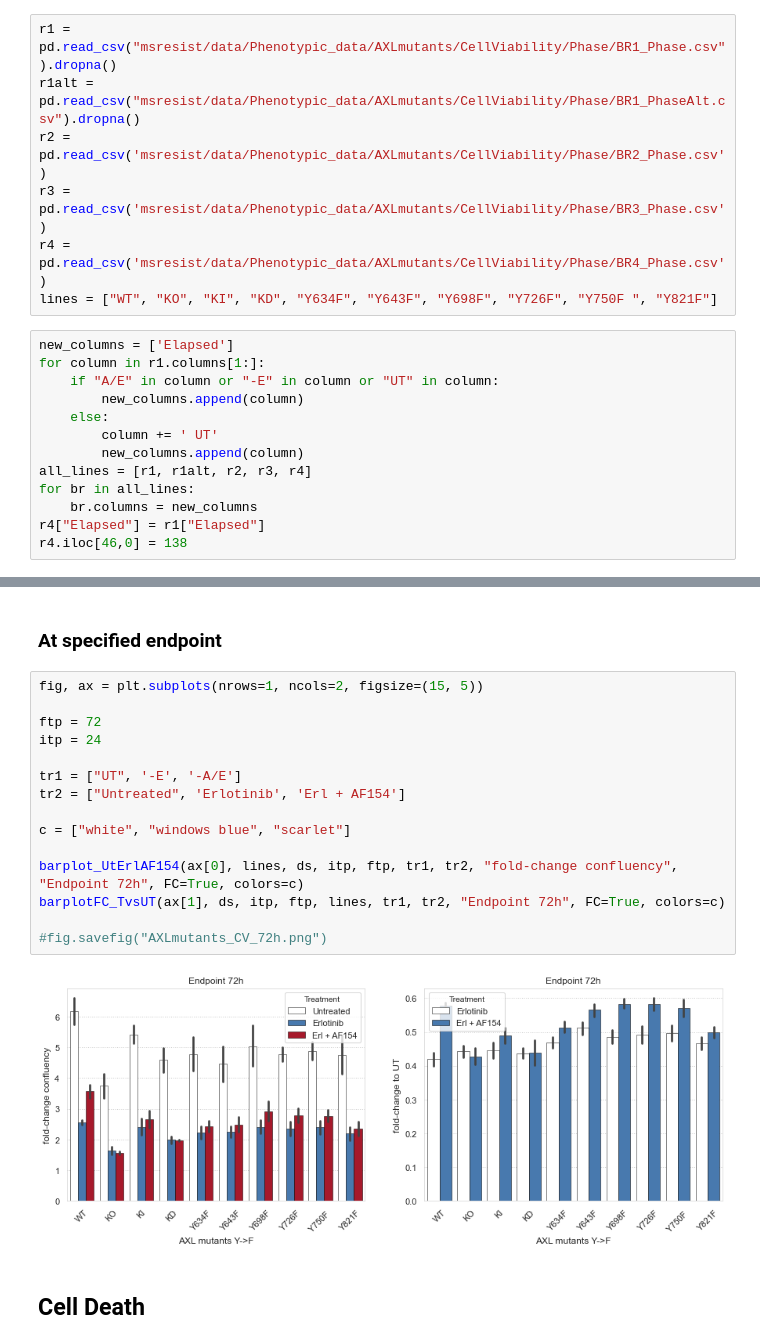
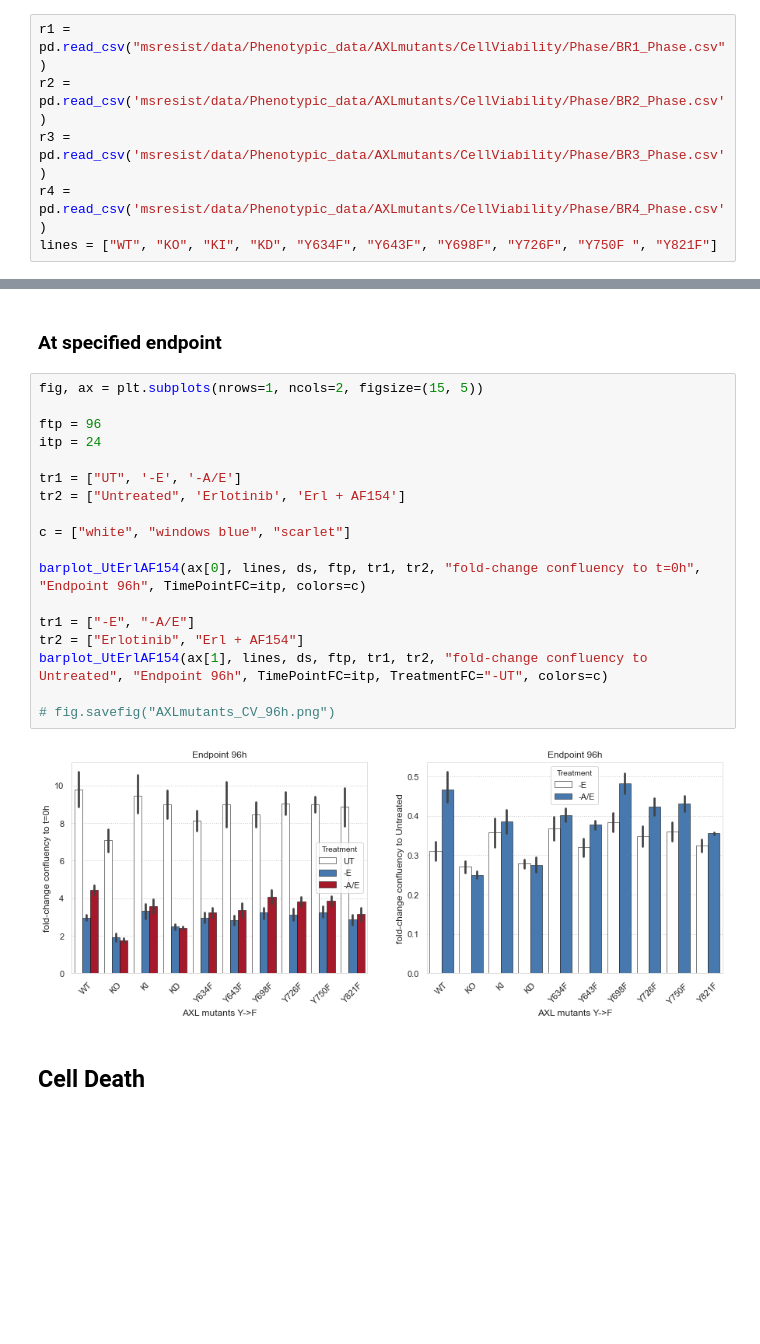
Before and after one commit to meyer-lab/DDMC, a Jupyter notebook: Fig1-CellViability.ipynb, the cells around one changed output, grey strips where cells are left out. Cells and saved outputs as stored; diff of their text form; blank space fills up the shorter version.

```diff
--- a/Fig1-CellViability.ipynb
+++ b/Fig1-CellViability.ipynb
@@ -22,22 +22,8 @@ pd.set_option('display.max_columns', 1000)
 # %% [markdown]
 ## Cell Survival
 # %%
-r1 = pd.read_csv("msresist/data/Phenotypic_data/AXLmutants/CellViability/Phase/BR1_Phase.csv").dropna()
-r1alt = pd.read_csv("msresist/data/Phenotypic_data/AXLmutants/CellViability/Phase/BR1_PhaseAlt.csv").dropna()
+r1 = pd.read_csv("msresist/data/Phenotypic_data/AXLmutants/CellViability/Phase/BR1_Phase.csv")
 r2 = pd.read_csv('msresist/data/Phenotypic_data/AXLmutants/CellViability/Phase/BR2_Phase.csv')
 r3 = pd.read_csv('msresist/data/Phenotypic_data/AXLmutants/CellViability/Phase/BR3_Phase.csv')
 r4 = pd.read_csv('msresist/data/Phenotypic_data/AXLmutants/CellViability/Phase/BR4_Phase.csv')
 lines = ["WT", "KO", "KI", "KD", "Y634F", "Y643F", "Y698F", "Y726F", "Y750F ", "Y821F"]
-# %%
-new_columns = ['Elapsed']
-for column in r1.columns[1:]:
-    if "A/E" in column or "-E" in column or "UT" in column:
-        new_columns.append(column)
-    else:
-        column += ' UT'
-        new_columns.append(column)
-all_lines = [r1, r1alt, r2, r3, r4]
-for br in all_lines:
-    br.columns = new_columns
-r4["Elapsed"] = r1["Elapsed"]
-r4.iloc[46,0] = 138
@@ -76,20 +54,23 @@ plt.tight_layout()
 # %%
 fig, ax = plt.subplots(nrows=1, ncols=2, figsize=(15, 5))
 
-ftp = 72
+ftp = 96
 itp = 24
 
 tr1 = ["UT", '-E', '-A/E']
 tr2 = ["Untreated", 'Erlotinib', 'Erl + AF154']
 
 c = ["white", "windows blue", "scarlet"]
 
-barplot_UtErlAF154(ax[0], lines, ds, itp, ftp, tr1, tr2, "fold-change confluency", "Endpoint 72h", FC=True, colors=c)
-barplotFC_TvsUT(ax[1], ds, itp, ftp, lines, tr1, tr2, "Endpoint 72h", FC=True, colors=c)
+barplot_UtErlAF154(ax[0], lines, ds, ftp, tr1, tr2, "fold-change confluency to t=0h", "Endpoint 96h", TimePointFC=itp, colors=c)
 
-#fig.savefig("AXLmutants_CV_72h.png")
+tr1 = ["-E", "-A/E"]
+tr2 = ["Erlotinib", "Erl + AF154"]
+barplot_UtErlAF154(ax[1], lines, ds, ftp, tr1, tr2, "fold-change confluency to Untreated", "Endpoint 96h", TimePointFC=itp, TreatmentFC="-UT", colors=c)
+
+# fig.savefig("AXLmutants_CV_96h.png")
 # %% [output]
-[figure, old version]
+[figure, new version]
 # %% [markdown]
 ## Cell Death
 # %% [markdown]
```
Also changed, not shown: parts of 26 cells of this notebook, 9 other files.
